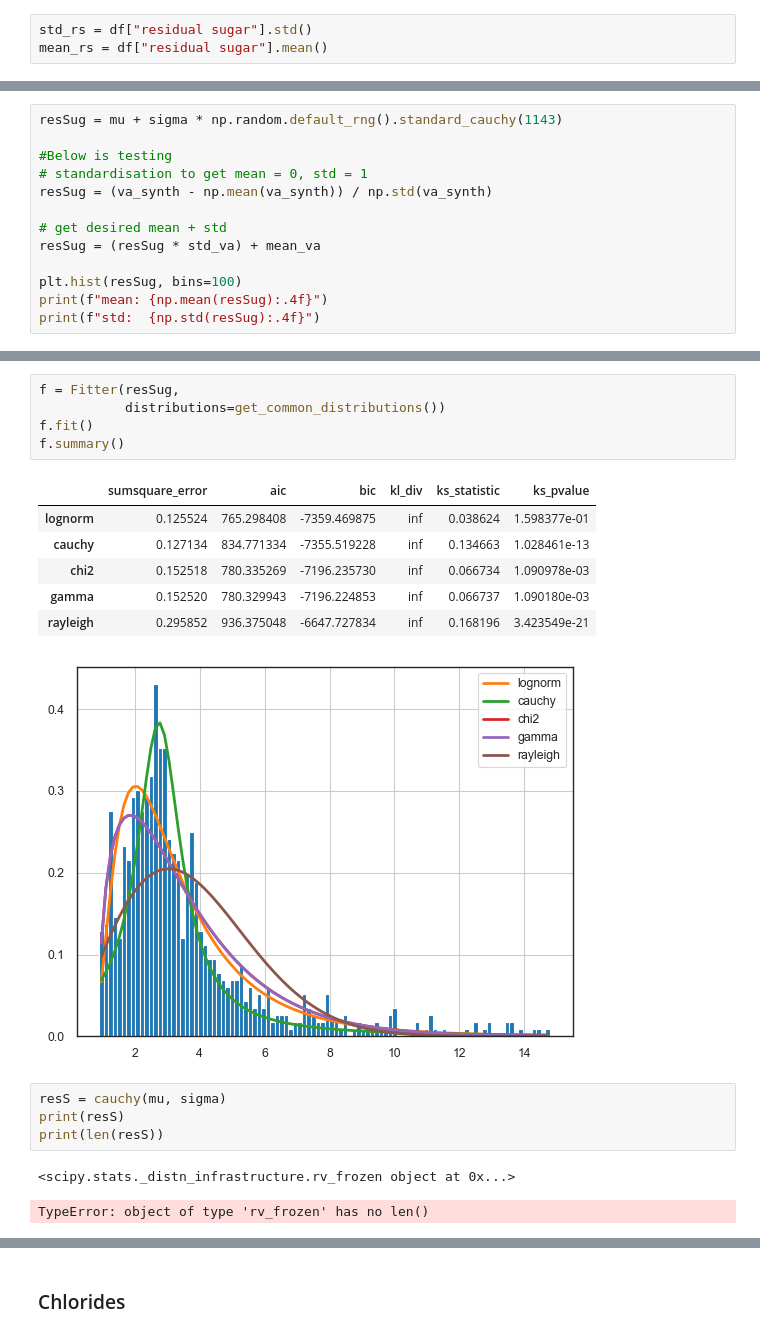
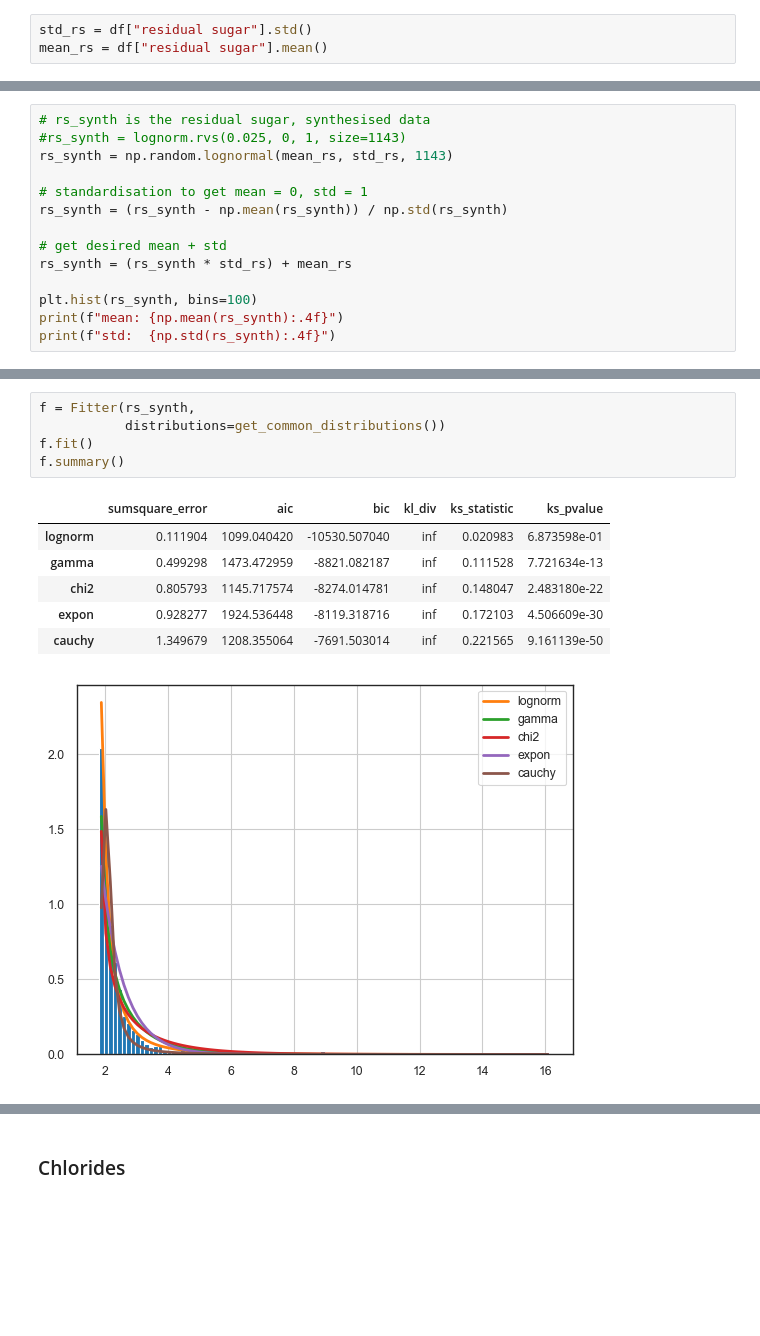
Before and after one commit to fabiofabrizi/PfDA_Project, a Jupyter notebook: PfDA_Project_Notebook.ipynb, the cells around one changed output, grey strips where cells are left out. Drawn from its saved outputs; the diff is of its cells as text; blank space fills up the shorter version.

```diff
--- a/PfDA_Project_Notebook.ipynb
+++ b/PfDA_Project_Notebook.ipynb
@@ -723,13 +843,14 @@ mu, sigma = 2.532, 1.355917
 # %%
-resSug = mu + sigma * np.random.default_rng().standard_cauchy(1143)
+# rs_synth is the residual sugar, synthesised data
+#rs_synth = lognorm.rvs(0.025, 0, 1, size=1143)
+rs_synth = np.random.lognormal(mean_rs, std_rs, 1143)
 
-#Below is testing
 # standardisation to get mean = 0, std = 1
-resSug = (va_synth - np.mean(va_synth)) / np.std(va_synth)
+rs_synth = (rs_synth - np.mean(rs_synth)) / np.std(rs_synth)
 
 # get desired mean + std
-resSug = (resSug * std_va) + mean_va
+rs_synth = (rs_synth * std_rs) + mean_rs
 
-plt.hist(resSug, bins=100)
-print(f"mean: {np.mean(resSug):.4f}")
-print(f"std:  {np.std(resSug):.4f}")
+plt.hist(rs_synth, bins=100)
+print(f"mean: {np.mean(rs_synth):.4f}")
+print(f"std:  {np.std(rs_synth):.4f}")
@@ -742,20 +861,13 @@ plt.show()
 # %%
-f = Fitter(resSug,
+f = Fitter(rs_synth,
            distributions=get_common_distributions())
 f.fit()
 f.summary()
 # %% [output]
 |  | sumsquare_error | aic | bic | kl_div | ks_statistic | ks_pvalue |
-| lognorm | 0.125524 | 765.298408 | -7359.469875 | inf | 0.038624 | 1.598377e-01 |
-| cauchy | 0.127134 | 834.771334 | -7355.519228 | inf | 0.134663 | 1.028461e-13 |
-| chi2 | 0.152518 | 780.335269 | -7196.235730 | inf | 0.066734 | 1.090978e-03 |
-| gamma | 0.152520 | 780.329943 | -7196.224853 | inf | 0.066737 | 1.090180e-03 |
-| rayleigh | 0.295852 | 936.375048 | -6647.727834 | inf | 0.168196 | 3.423549e-21 |
+| lognorm | 0.111904 | 1099.040420 | -10530.507040 | inf | 0.020983 | 6.873598e-01 |
+| gamma | 0.499298 | 1473.472959 | -8821.082187 | inf | 0.111528 | 7.721634e-13 |
+| chi2 | 0.805793 | 1145.717574 | -8274.014781 | inf | 0.148047 | 2.483180e-22 |
+| expon | 0.928277 | 1924.536448 | -8119.318716 | inf | 0.172103 | 4.506609e-30 |
+| cauchy | 1.349679 | 1208.355064 | -7691.503014 | inf | 0.221565 | 9.161139e-50 |
-[figure, old version]
+[figure, new version]
-# %%
-resS = cauchy(mu, sigma)
-print(resS)
-print(len(resS))
-# %% [output]
-<scipy.stats._distn_infrastructure.rv_frozen object at 0x...>
-TypeError: object of type 'rv_frozen' has no len()
```
Also changed, not shown: parts of 126 cells of this notebook.
